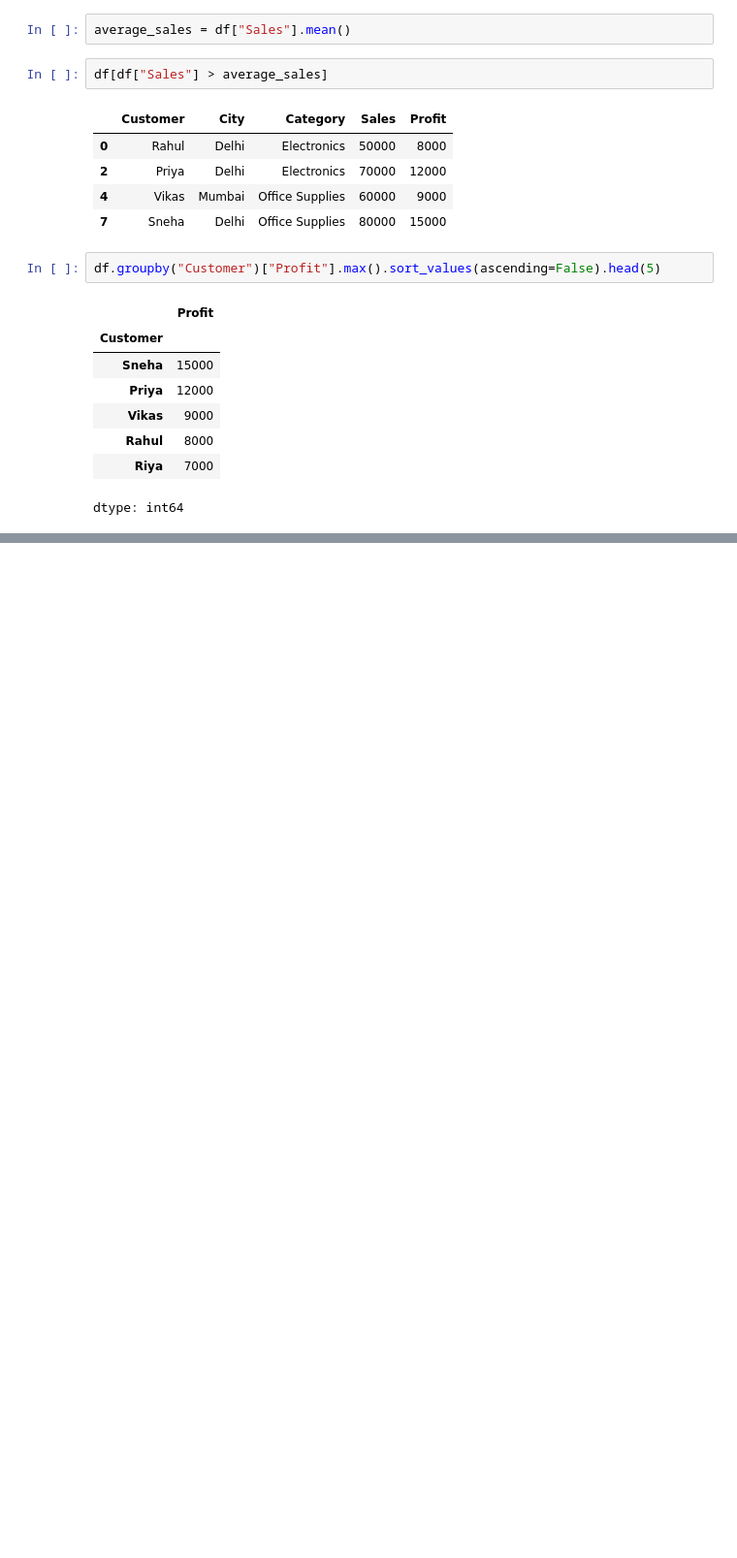
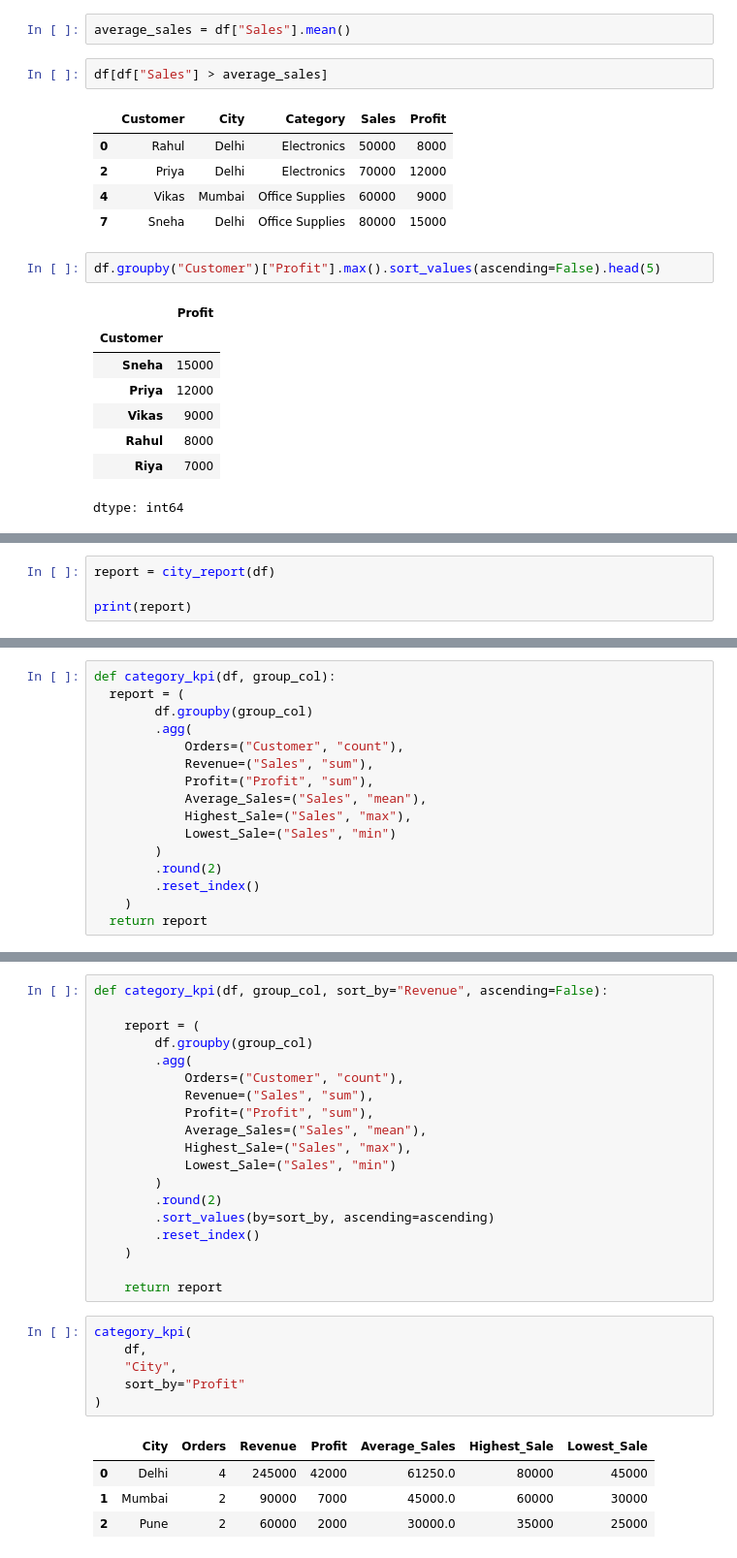
Before and after one commit to Prashantkumartalan43/Exercise, a Jupyter notebook: python_basics_week3.ipynb, the cells around one changed output, grey strips where cells are left out. Shown at 97% size. Drawn from its saved outputs; the diff is of its cells as text; blank space fills up the shorter version.

```diff
--- a/python_basics_week3.ipynb
+++ b/python_basics_week3.ipynb
@@ -970,0 +1020,4 @@ dtype: int64
+# %%
+report = city_report(df)
+
+print(report)
@@ -970,0 +1029,16 @@ dtype: int64
+# %%
+def category_kpi(df, group_col):
+  report = (
+        df.groupby(group_col)
+        .agg(
+            Orders=("Customer", "count"),
+            Revenue=("Sales", "sum"),
+            Profit=("Profit", "sum"),
+            Average_Sales=("Sales", "mean"),
+            Highest_Sale=("Sales", "max"),
+            Lowest_Sale=("Sales", "min")
+        )
+        .round(2)
+        .reset_index()
+    )
+  return report
@@ -970,0 +1068,30 @@ dtype: int64
+# %%
+def category_kpi(df, group_col, sort_by="Revenue", ascending=False):
+
+    report = (
+        df.groupby(group_col)
+        .agg(
+            Orders=("Customer", "count"),
+            Revenue=("Sales", "sum"),
+            Profit=("Profit", "sum"),
+            Average_Sales=("Sales", "mean"),
+            Highest_Sale=("Sales", "max"),
+            Lowest_Sale=("Sales", "min")
+        )
+        .round(2)
+        .sort_values(by=sort_by, ascending=ascending)
+        .reset_index()
+    )
+
+    return report
+# %%
+category_kpi(
+    df,
+    "City",
+    sort_by="Profit"
+)
+# %% [output]
+|  | City | Orders | Revenue | Profit | Average_Sales | Highest_Sale | Lowest_Sale |
+| 0 | Delhi | 4 | 245000 | 42000 | 61250.0 | 80000 | 45000 |
+| 1 | Mumbai | 2 | 90000 | 7000 | 45000.0 | 60000 | 30000 |
+| 2 | Pune | 2 | 60000 | 2000 | 30000.0 | 35000 | 25000 |
```
Also changed, not shown: parts of 9 cells of this notebook.
